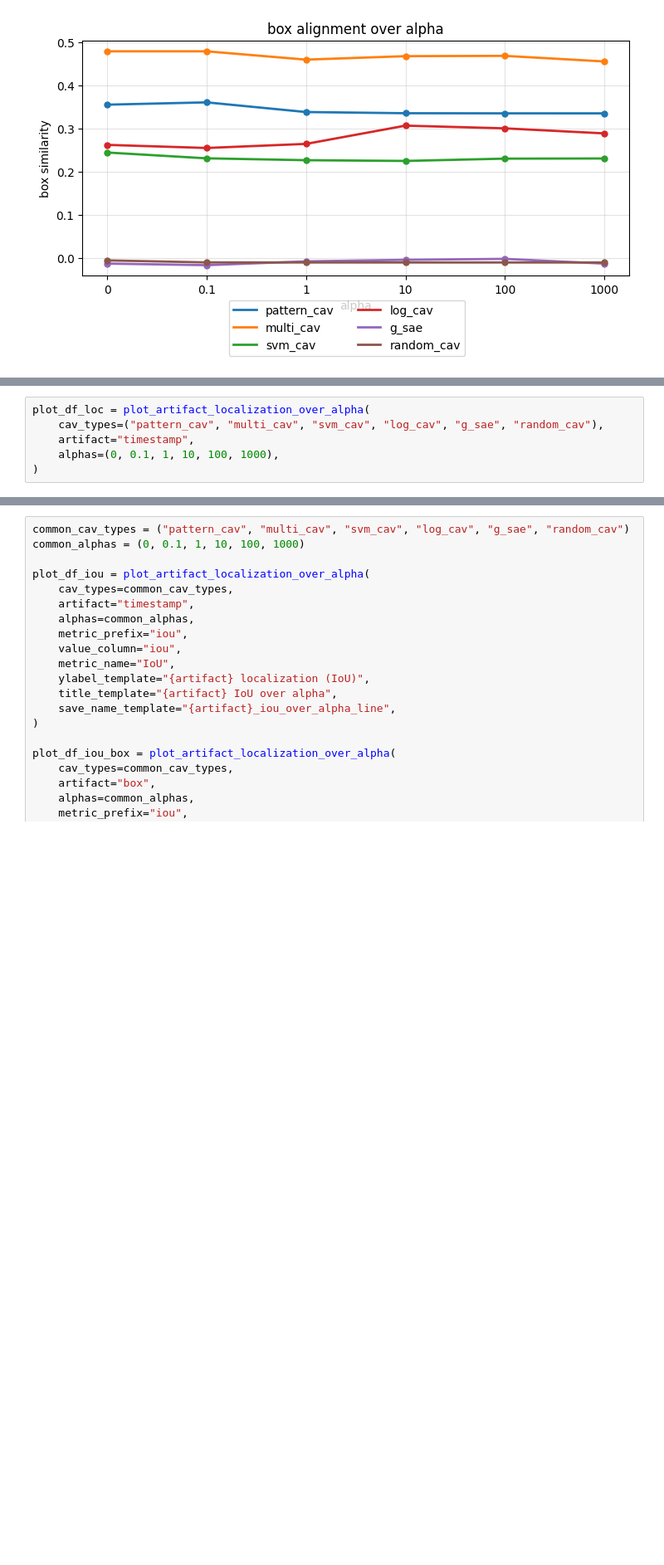
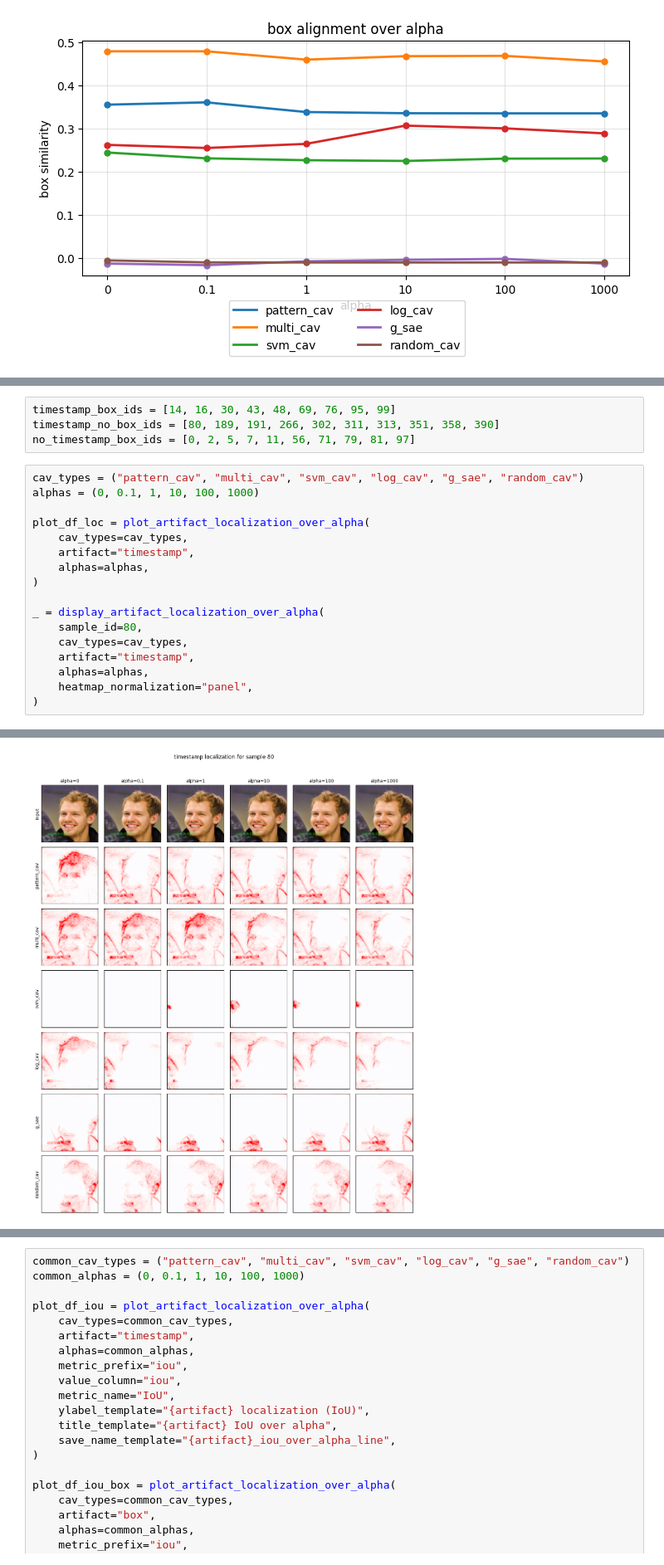
Before and after one commit to erenerogullari/cav-disentanglement, a Jupyter notebook: notebooks/experiment_figures.ipynb, the cells around one changed output, grey strips where cells are left out. Shown at 83% size. Cells and saved outputs as stored; diff of their text form; blank space fills up the shorter version.

Commit message:
Localization examples for concept alignment exp

```diff
--- a/notebooks/experiment_figures.ipynb
+++ b/notebooks/experiment_figures.ipynb
@@ -809,9 +1050,25 @@ def plot_artifact_localization_over_alpha(
+# %%
+timestamp_box_ids = [14, 16, 30, 43, 48, 69, 76, 95, 99]
+timestamp_no_box_ids = [80, 189, 191, 266, 302, 311, 313, 351, 358, 390]
+no_timestamp_box_ids = [0, 2, 5, 7, 11, 56, 71, 79, 81, 97]
 # %%
+cav_types = ("pattern_cav", "multi_cav", "svm_cav", "log_cav", "g_sae", "random_cav")
+alphas = (0, 0.1, 1, 10, 100, 1000)
+
 plot_df_loc = plot_artifact_localization_over_alpha(
-    cav_types=("pattern_cav", "multi_cav", "svm_cav", "log_cav", "g_sae", "random_cav"),
+    cav_types=cav_types,
     artifact="timestamp",
-    alphas=(0, 0.1, 1, 10, 100, 1000),
+    alphas=alphas,
 )
+
+_ = display_artifact_localization_over_alpha(
+    sample_id=80,
+    cav_types=cav_types,
+    artifact="timestamp",
+    alphas=alphas,
+    heatmap_normalization="panel",
+)
 # %% [output]
 [figure]
+[figure, added]
 # %%
```
Also changed, not shown: parts of 3 cells of this notebook, 24 other files.
